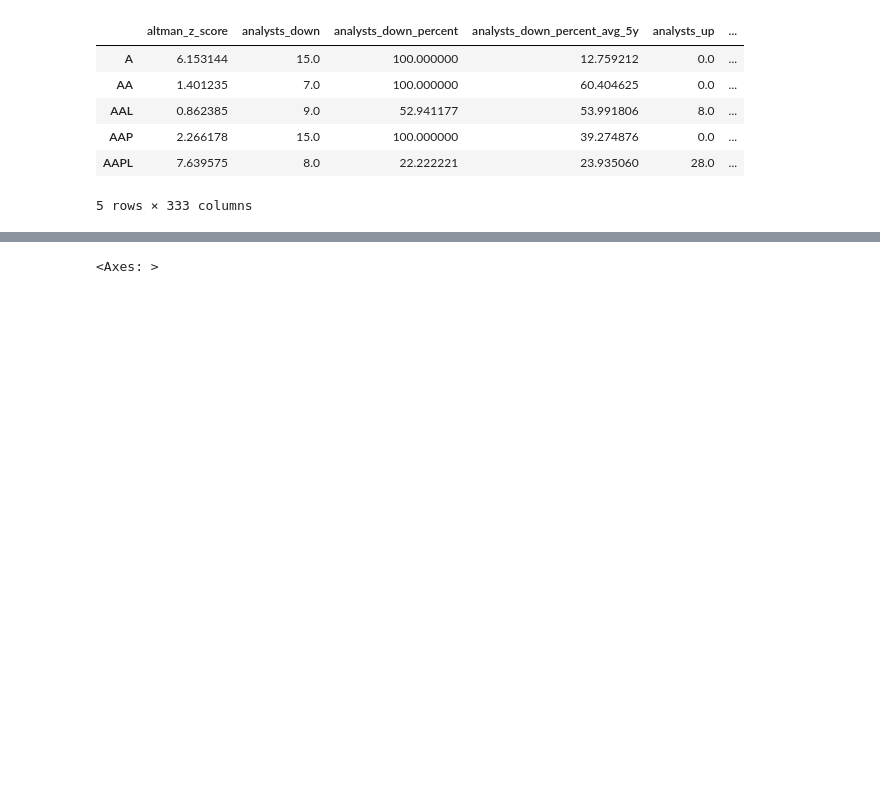
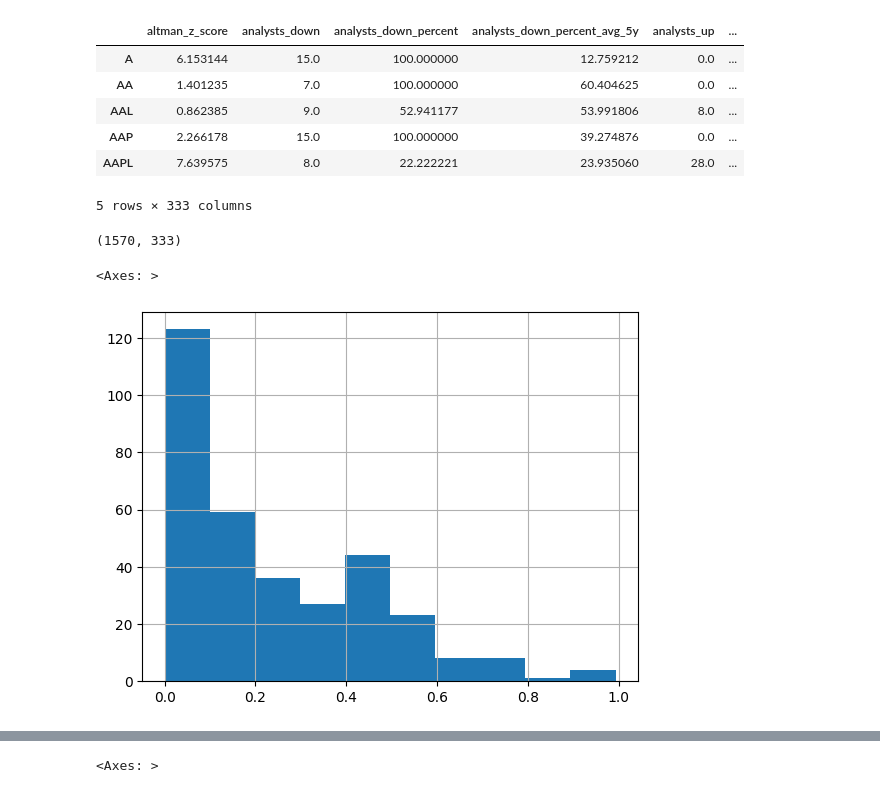
Before and after one commit to QuantBears/data-analysis, a Jupyter notebook: EDA/2023-10-05/eda.ipynb, the cells around one changed output, grey strips where cells are left out. Saved outputs shown, nothing was run; the diff lists cells and outputs as text; code cells hidden in the pictures; blank space fills up the shorter version.

```diff
--- a/EDA/2023-10-05/eda.ipynb
+++ b/EDA/2023-10-05/eda.ipynb
@@ -33,3 +33,14 @@ joined_df.head()
 | AAP | 2.266178 | 15.0 | 100.000000 | 39.274876 | 0.0 | ... |
 | AAPL | 7.639575 | 8.0 | 22.222221 | 23.935060 | 28.0 | ... |
 5 rows × 333 columns
+# %%
+joined_df.shape
+# %% [output]
+(1570, 333)
+# %%
+nan_percentage = joined_df.isna().sum() / joined_df.shape[0]
+# %%
+nan_percentage.hist()
+# %% [output]
+<Axes: >
+[figure, added]
```
Also changed, not shown: parts of 4 cells of this notebook, 3 other files.
